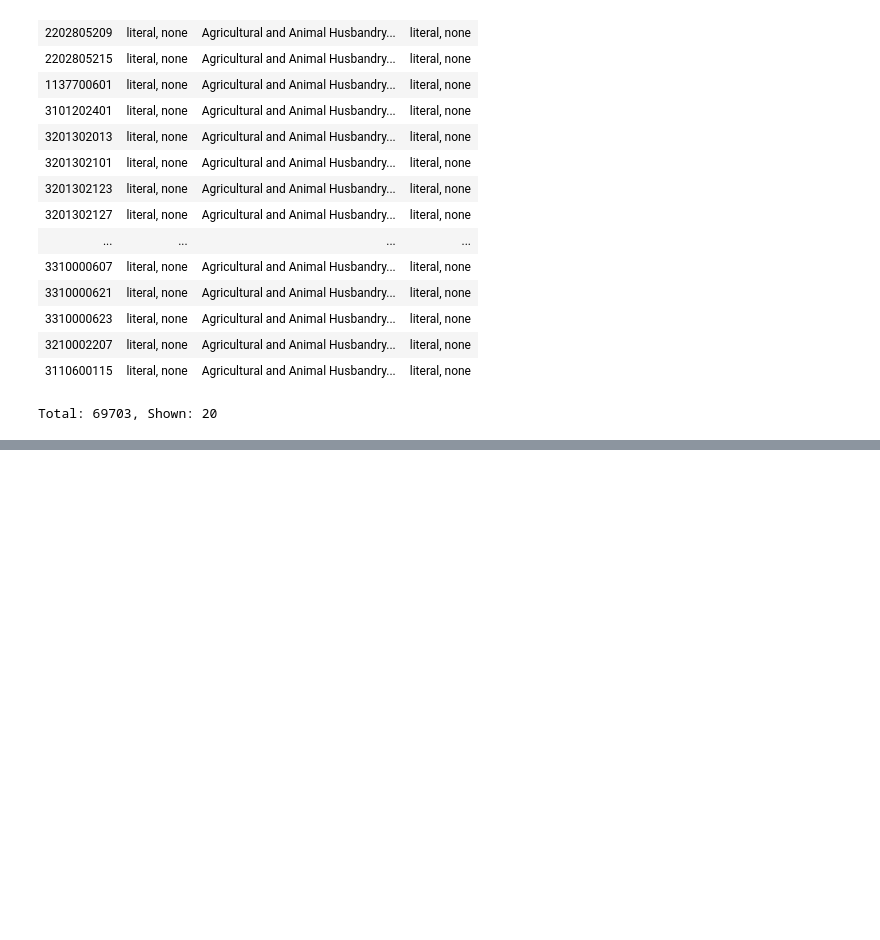
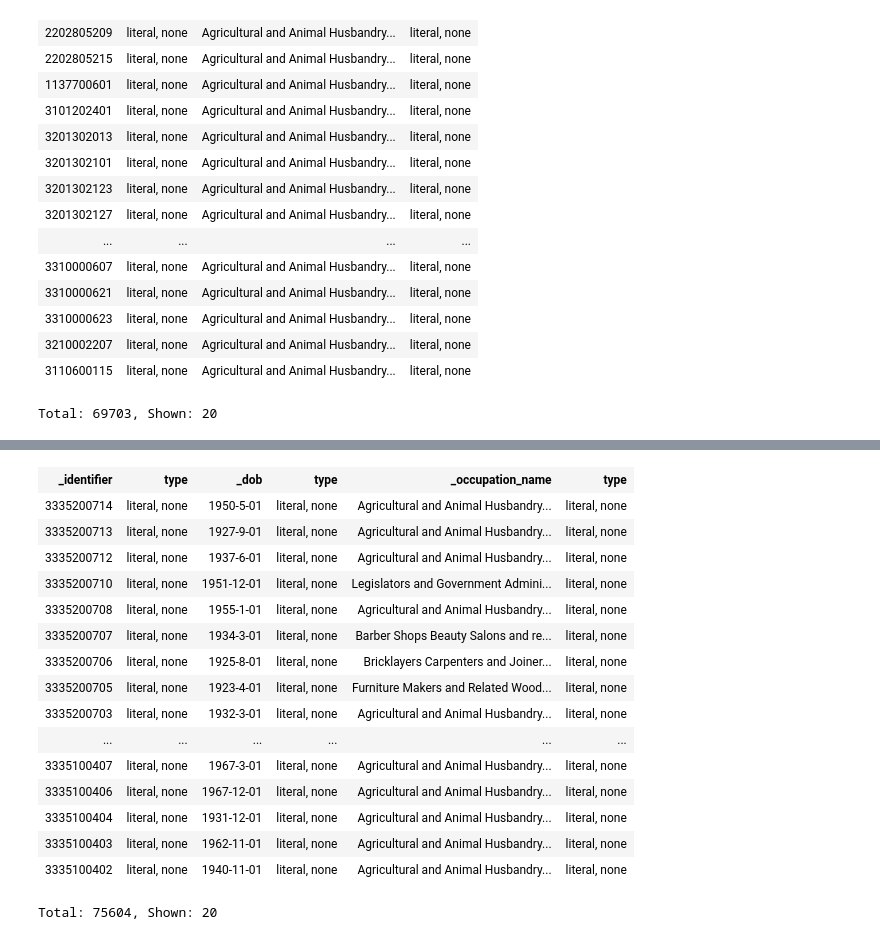
Before and after one commit to tsa-ml/tsa-ml, a Jupyter notebook: SPARQL Queries - Use Cases.ipynb, the cells around one changed output, grey strips where cells are left out. Saved outputs shown, nothing was run; the diff lists cells and outputs as text; code cells hidden in the pictures; blank space fills up the shorter version.

```diff
--- a/SPARQL Queries - Use Cases.ipynb
+++ b/SPARQL Queries - Use Cases.ipynb
@@ -204,0 +318,31 @@ Total: 69703, Shown: 20
+# %%
+PREFIX per: <http://schema.org/Person>
+PREFIX occ: <http://schema.org/Occupation>
+
+SELECT DISTINCT ?_identifier ?_dob ?_occupation_name
+WHERE
+{
+    ?subject a ?Person ;
+             per:identifier ?_identifier ;
+             per:hasOccupation ?_occupation .
+    ?_occupation occ:name ?_occupation_name .
+    OPTIONAL { ?subject per:birthDate ?_dob . }
+}
+# %% [output]
+| _identifier | type | _dob | type | _occupation_name | type |
+| 3335200714 | literal, none | 1950-5-01 | literal, none | Agricultural and Animal Husbandry... | literal, none |
+| 3335200713 | literal, none | 1927-9-01 | literal, none | Agricultural and Animal Husbandry... | literal, none |
+| 3335200712 | literal, none | 1937-6-01 | literal, none | Agricultural and Animal Husbandry... | literal, none |
+| 3335200710 | literal, none | 1951-12-01 | literal, none | Legislators and Government Admini... | literal, none |
+| 3335200708 | literal, none | 1955-1-01 | literal, none | Agricultural and Animal Husbandry... | literal, none |
+| 3335200707 | literal, none | 1934-3-01 | literal, none | Barber Shops Beauty Salons and re... | literal, none |
+| 3335200706 | literal, none | 1925-8-01 | literal, none | Bricklayers Carpenters and Joiner... | literal, none |
+| 3335200705 | literal, none | 1923-4-01 | literal, none | Furniture Makers and Related Wood... | literal, none |
+| 3335200703 | literal, none | 1932-3-01 | literal, none | Agricultural and Animal Husbandry... | literal, none |
+| ... | ... | ... | ... | ... | ... |
+| 3335100407 | literal, none | 1967-3-01 | literal, none | Agricultural and Animal Husbandry... | literal, none |
+| 3335100406 | literal, none | 1967-12-01 | literal, none | Agricultural and Animal Husbandry... | literal, none |
+| 3335100404 | literal, none | 1931-12-01 | literal, none | Agricultural and Animal Husbandry... | literal, none |
+| 3335100403 | literal, none | 1962-11-01 | literal, none | Agricultural and Animal Husbandry... | literal, none |
+| 3335100402 | literal, none | 1940-11-01 | literal, none | Agricultural and Animal Husbandry... | literal, none |
+Total: 75604, Shown: 20
```
Also changed, not shown: parts of 6 cells of this notebook, 9 other files.
